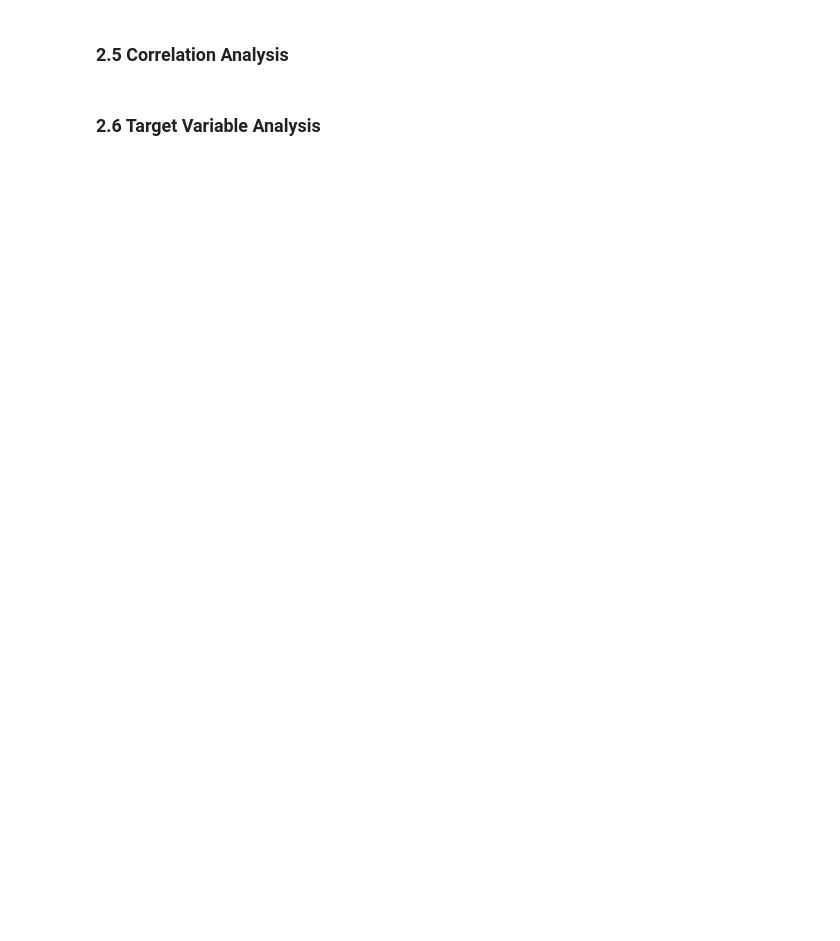
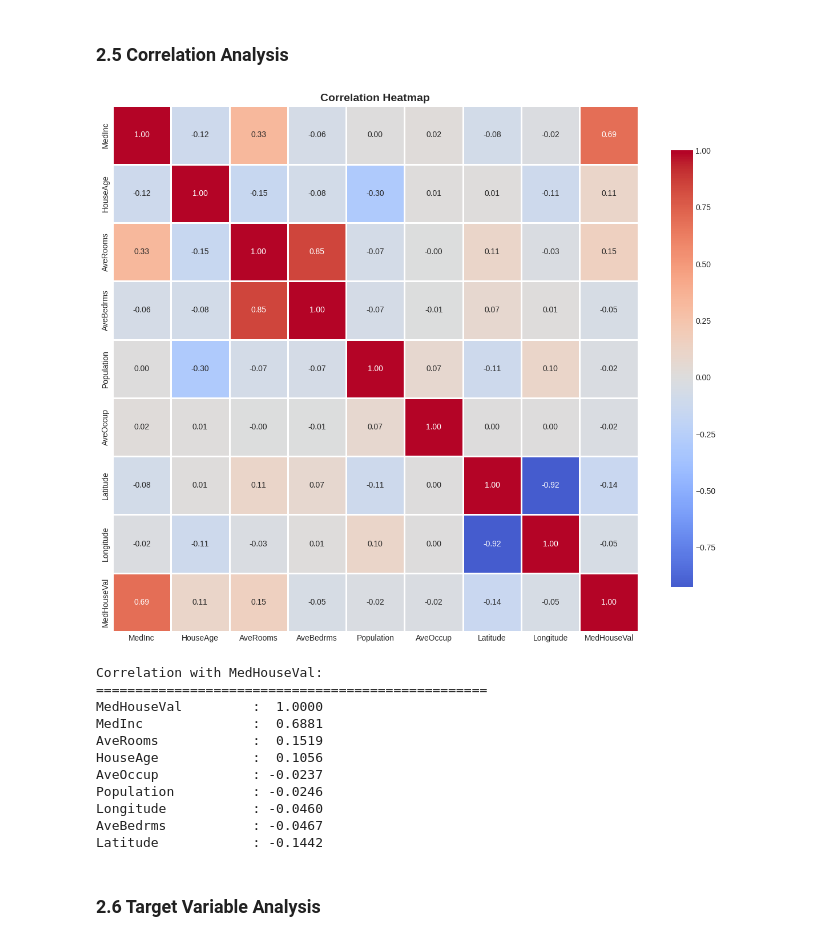
Before and after one commit to RMSCRV/IB2AD, a Jupyter notebook: ml_exam.ipynb, the cells around one changed output. Saved outputs shown, nothing was run; the diff lists cells and outputs as text; code cells hidden in the pictures; blank space fills up the shorter version.

```diff
--- a/ml_exam.ipynb
+++ b/ml_exam.ipynb
@@ -39,7 +271,34 @@ print("Dataset Information:")print("="*80)df.info()print("\n" + "="*80)print("St
 # %% [markdown]
 ### 2.5 Correlation Analysis
 # %%
-# Correlation heatmapplt.figure(figsize=(12, 10))sns.heatmap(df.corr(), annot=True, fmt='.2f', cmap='coolwarm',            center=0, square=True, linewidths=1, cbar_kws={"shrink": 0.8})plt.title('Correlation Heatmap', fontsize=14, fontweight='bold')plt.tight_layout()plt.show()# Correlation with targettarget_col = 'MedHouseVal'correlations = df.corr()[target_col].sort_values(ascending=False)print(f"\nCorrelation with {target_col}:")print("="*50)for feature, corr in correlations.items():    print(f"{feature:20s}: {corr:7.4f}")
+# Correlation heatmap
+plt.figure(figsize=(12, 10))
+sns.heatmap(df.corr(), annot=True, fmt='.2f', cmap='coolwarm',
+            center=0, square=True, linewidths=1, cbar_kws={"shrink": 0.8})
+plt.title('Correlation Heatmap', fontsize=14, fontweight='bold')
+plt.tight_layout()
+plt.show()
+
+# Correlation with target
+target_col = 'MedHouseVal'
+correlations = df.corr()[target_col].sort_values(ascending=False)
+print(f"\nCorrelation with {target_col}:")
+print("="*50)
+for feature, corr in correlations.items():
+    print(f"{feature:20s}: {corr:7.4f}")
+# %% [output]
+[figure, added]
+Correlation with MedHouseVal:
+==================================================
+MedHouseVal         :  1.0000
+MedInc              :  0.6881
+AveRooms            :  0.1519
+HouseAge            :  0.1056
+AveOccup            : -0.0237
+Population          : -0.0246
+Longitude           : -0.0460
+AveBedrms           : -0.0467
+Latitude            : -0.1442
 # %% [markdown]
 ### 2.6 Target Variable Analysis
 # %%
```
Also changed, not shown: parts of 85 cells of this notebook.
